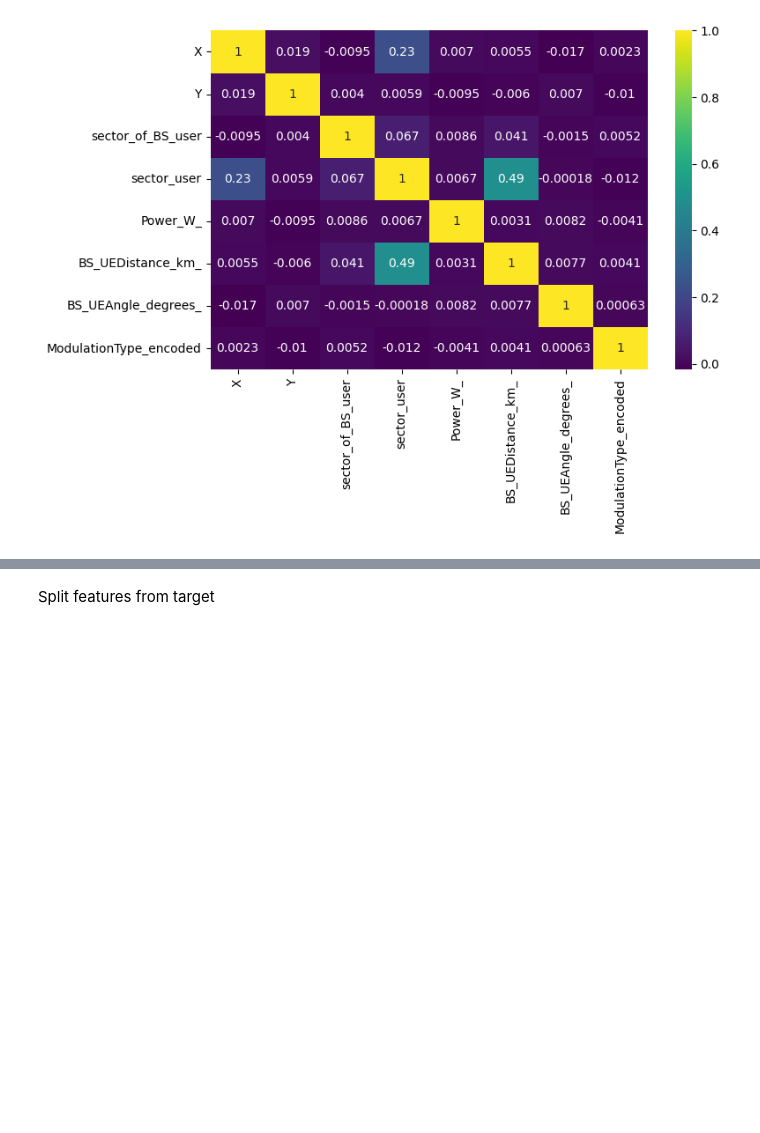
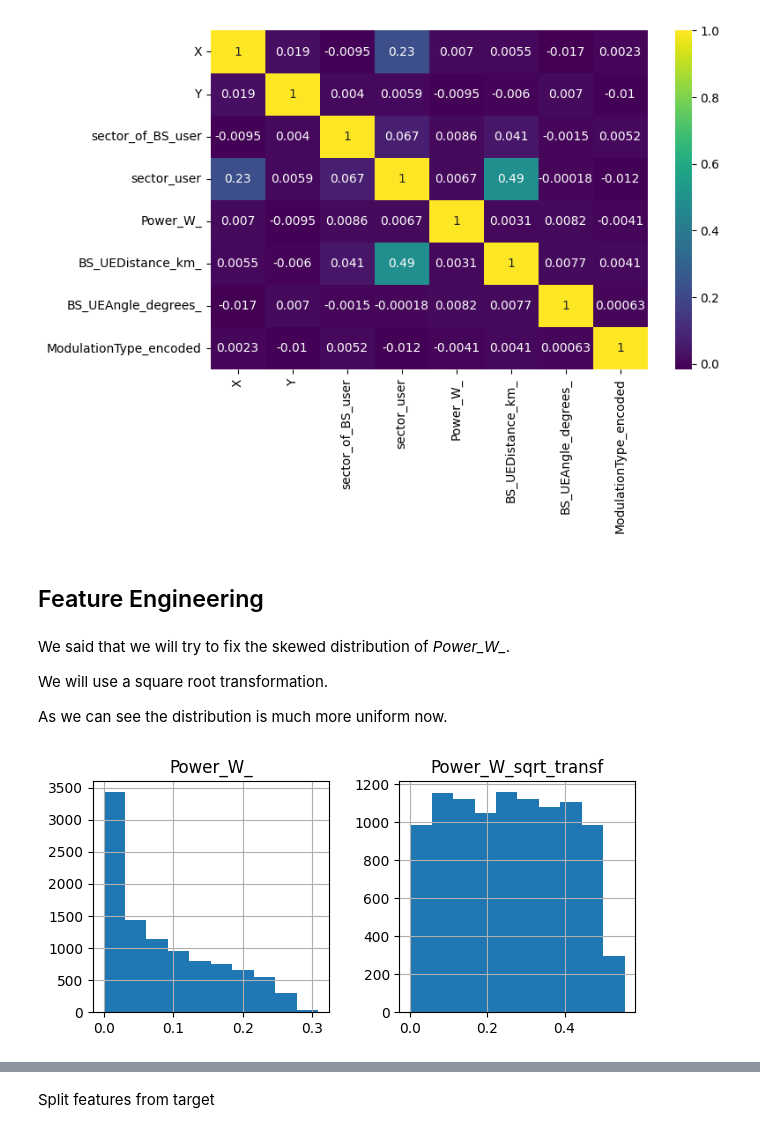
Before and after one commit to alexisfilippakopoulos/MIMO-5G-Network-Throughput-Prediction, a Jupyter notebook: sol.ipynb, the cells around one changed output, grey strips where cells are left out. Cells and saved outputs as stored; diff of their text form; code cells hidden in the pictures; blank space fills up the shorter version.

```diff
--- a/sol.ipynb
+++ b/sol.ipynb
@@ -165,3 +195,17 @@ plt.figure(figsize=(8, 5))
 _ = sns.heatmap(df.drop(columns=["Throughput_Mbps_"]).corr(), annot=True, cmap="viridis")
 # %% [output]
 [figure]
+# %% [markdown]
+## Feature Engineering
+# %% [markdown]
+We said that we will try to fix the skewed distribution of *Power_W_*.
+
+We will use a square root transformation.
+
+As we can see the distribution is much more uniform now.
+# %%
+df["Power_W_sqrt_transf"] = np.sqrt(df["Power_W_"])
+
+_ = df[["Power_W_", "Power_W_sqrt_transf"]].hist(figsize=(7, 3))
+# %% [output]
+[figure, added]
```
Also changed, not shown: parts of 40 cells of this notebook.
